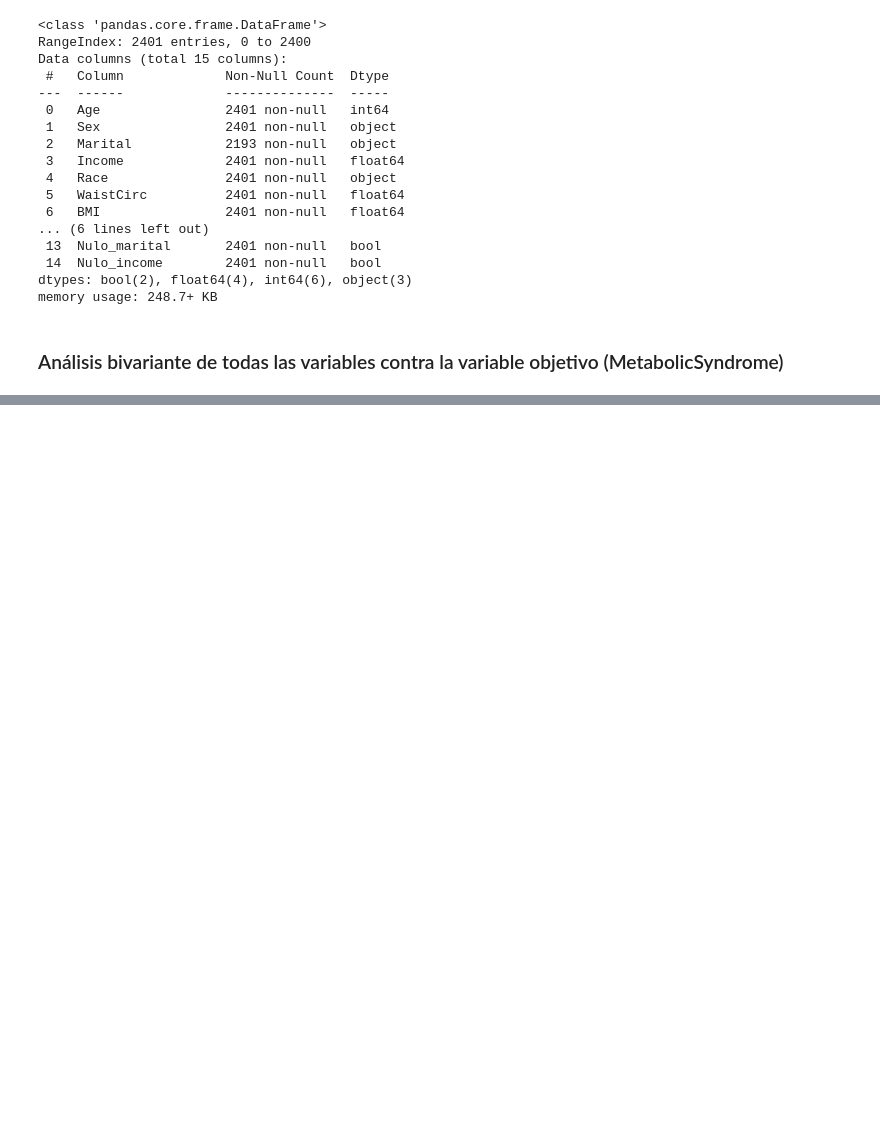
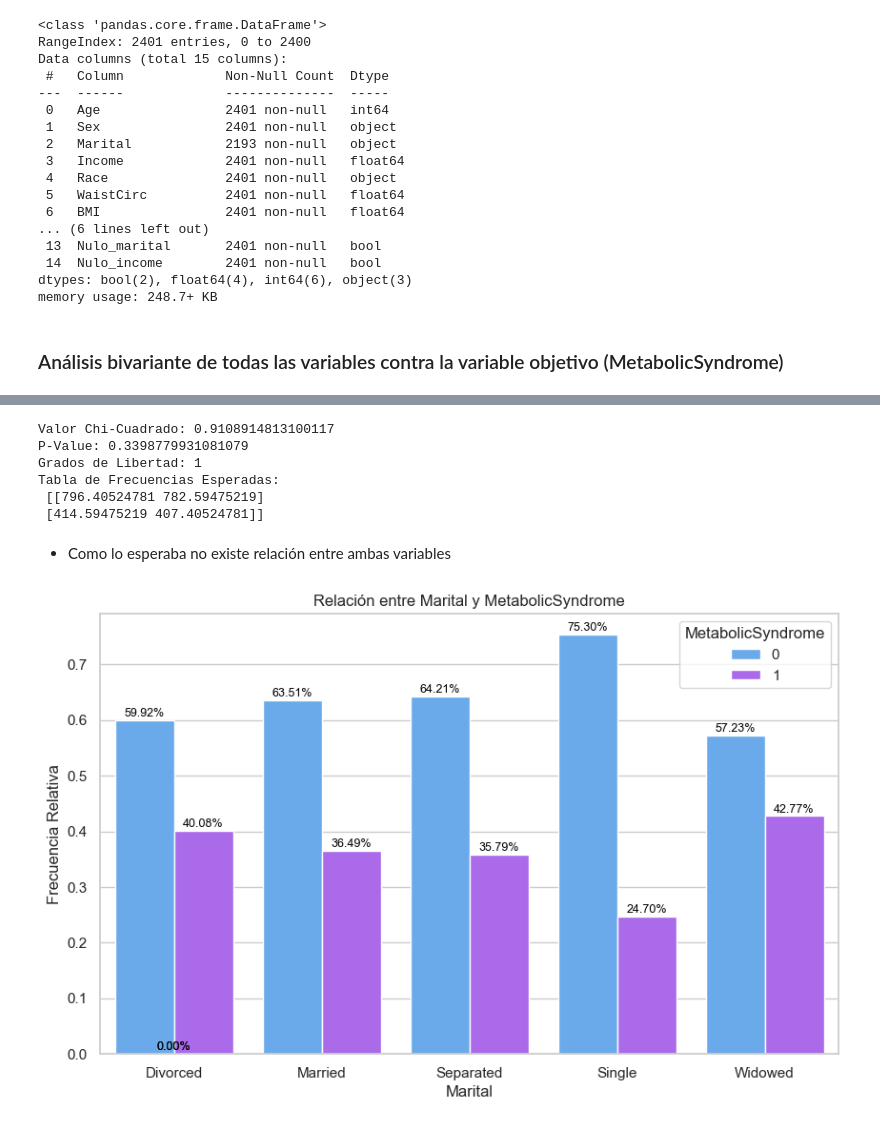
Before and after one commit to nessapatino/ONLINE_DS_THEBRIDGE_VANEPATINO, a Jupyter notebook: EDA/src/notebooks/analisis.ipynb, the cells around one changed output, grey strips where cells are left out. Saved outputs shown, nothing was run; the diff lists cells and outputs as text; code cells hidden in the pictures; blank space fills up the shorter version.

```diff
--- a/EDA/src/notebooks/analisis.ipynb
+++ b/EDA/src/notebooks/analisis.ipynb
@@ -391,0 +443,25 @@ memory usage: 248.7+ KB
+# %%
+# Empleamos el test chi2 para corroborar que estadísticamente no existe relación entre Sex y MetabolicSyndrome
+
+tabla_contingencia = pd.crosstab(df_meta["MetabolicSyndrome"],df_meta["Sex"])
+
+chi2, p, dof, expected = chi2_contingency(tabla_contingencia)
+
+
+print("Valor Chi-Cuadrado:", chi2)
+print("P-Value:", p)
+print("Grados de Libertad:", dof)
+print("Tabla de Frecuencias Esperadas:\n", expected)
+# %% [output]
+Valor Chi-Cuadrado: 0.9108914813100117
+P-Value: 0.3398779931081079
+Grados de Libertad: 1
+Tabla de Frecuencias Esperadas:
+ [[796.40524781 782.59475219]
+ [414.59475219 407.40524781]]
+# %% [markdown]
+- Como lo esperaba no existe relación entre ambas variables
+# %%
+bivariante_cat(df_meta, "Marital", "MetabolicSyndrome")
+# %% [output]
+[figure, added]
```
Also changed, not shown: parts of 35 cells of this notebook.
